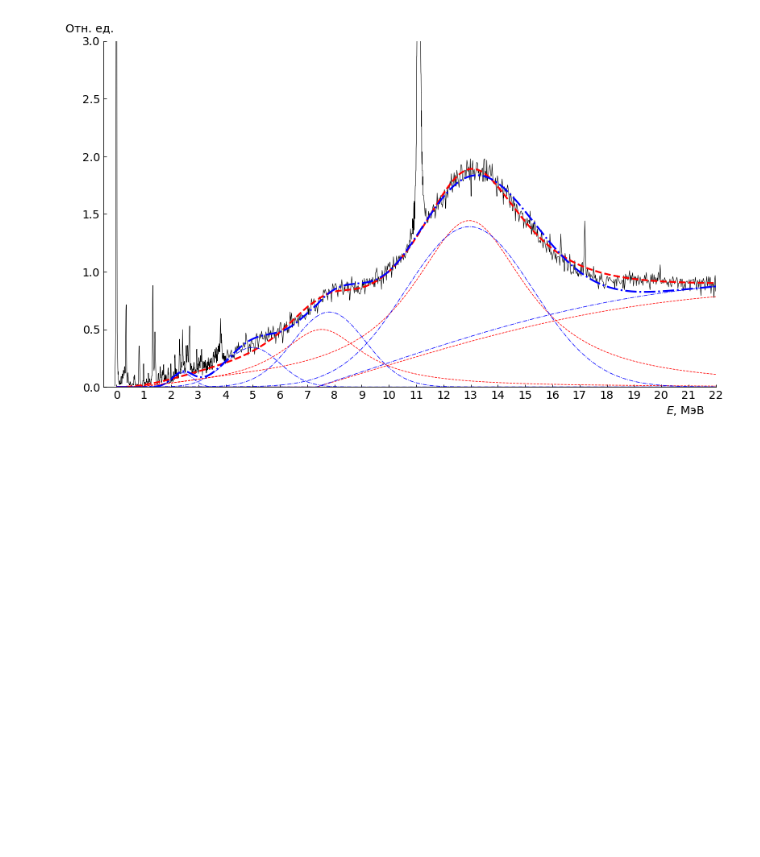
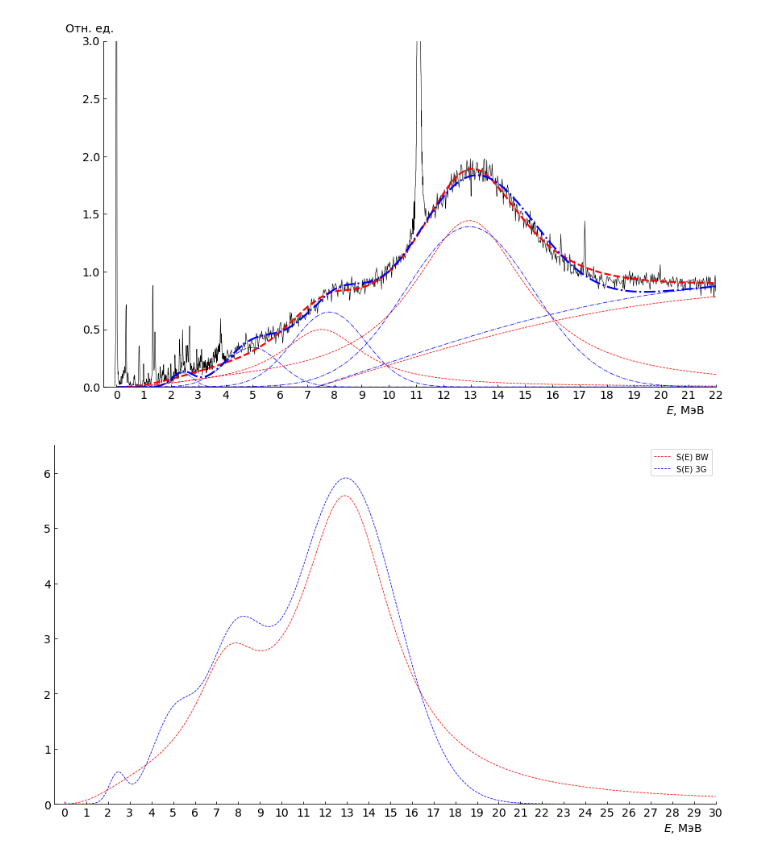
Before and after one commit to Almaz93/neutrino, a Jupyter notebook: double_beta_decay/Almaz's work/calculation/decomposition-Mo100-3.ipynb, the cells around one changed output. Cells and saved outputs as stored; diff of their text form; code cells hidden in the pictures; blank space fills up the shorter version.

```diff
--- a/double_beta_decay/Almaz's work/calculation/decomposition-Mo100-3.ipynb
+++ b/double_beta_decay/Almaz's work/calculation/decomposition-Mo100-3.ipynb
@@ -1220,3 +1221,44 @@ plt.tight_layout()
 plt.show()
 # %% [output]
 [figure]
+# %%
+i = 0
+
+f, ax = plt.subplots(figsize=(12,7))
+
+y_fit_BW = total_dataset(result.params, i, data_to_fit_x)
+y_fit_3G = total_dataset3PR_gauss(result_gauss_3PR.params, i, data_to_fit_x)
+
+PR1_BW, GTR_BW, QFC_BW = total_dataset_for_plot(result.params, 0, data_to_fit_x)
+PR1_GTR_BW = PR1_BW + GTR_BW
+
+PR1_3G, PR2_3G, PR3_3G, GTR_3G, QFC_3G = total_dataset_for_plot3PR_gauss(result_gauss_3PR.params, 0, data_to_fit_x)
+PR123_GTR_3G = PR1_3G + PR2_3G + PR3_3G + GTR_3G
+
+PR1_GTR_BW = PR1_GTR_BW / trapz(PR1_GTR_BW, data_to_fit_x) * total_GT
+PR123_GTR_3G = PR123_GTR_3G / trapz(PR123_GTR_3G, data_to_fit_x) * total_GT
+
+ax.plot(data_to_fit_x, PR1_GTR_BW, 'red', label='S(E) BW', ls='--', linewidth=0.8)
+ax.plot(data_to_fit_x, PR123_GTR_3G, 'blue', label='S(E) 3G', ls='--', linewidth=0.8)
+
+ax.legend()
+
+#ax.set_ylabel('      Отн. ед.', x=0, y=1.02, rotation=0, fontsize=14)
+ax.set_xlabel('$E$, МэВ', x=0.95, y=-0.15, fontsize=14)
+ax.set_xticks(np.arange(0,32,1))
+
+ax.tick_params(direction='in', labelsize=14)
+ax.spines['right'].set_visible(False)
+ax.spines['top'].set_visible(False)
+
+#plt.ylabel('S(E), 1/MeV')
+ax.set_ylim(0,6.5)
+ax.set_xlim(-0.5,30)
+#plt.legend()
+plt.tight_layout()
+
+#plt.savefig("Mo100_decomposition.png", format='png', transparent=False, dpi=500)
+
+plt.show()
+# %% [output]
+[figure, added]
```
Also changed, not shown: parts of 4 cells of this notebook, 10 other files.
